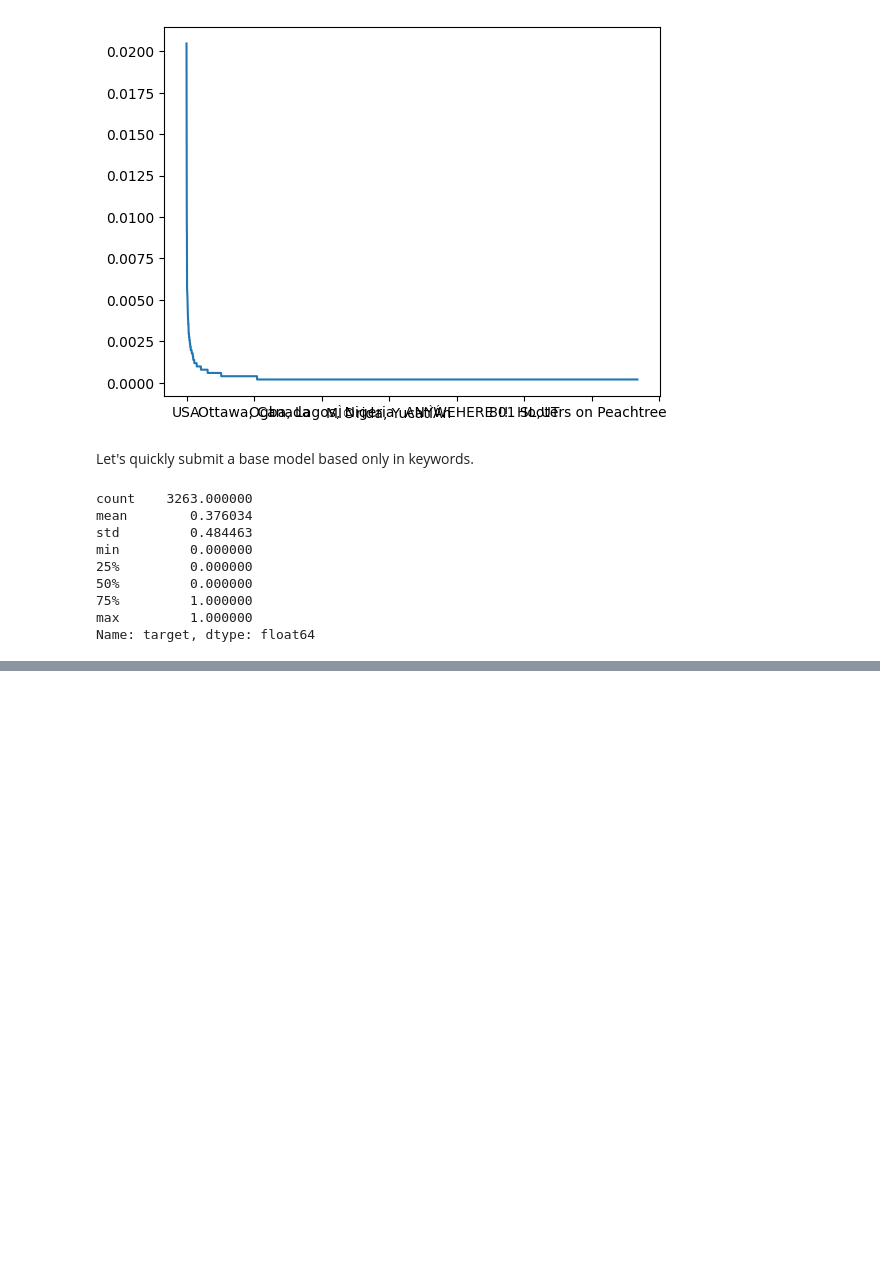
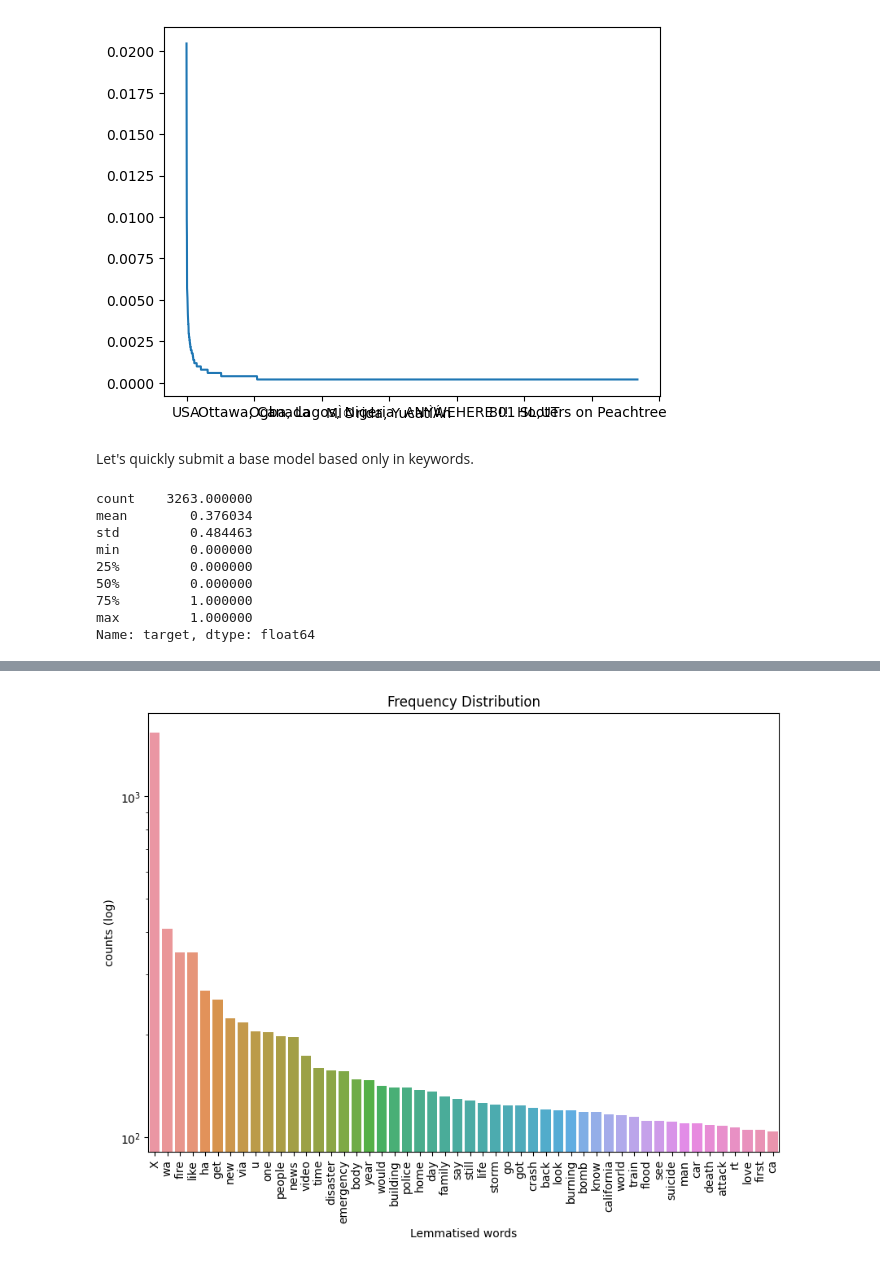
Before and after one commit to neperiana/disaster-tweet-detection, a Jupyter notebook: notebooks/01-explore-and-clean-text.ipynb, the cells around one changed output, grey strips where cells are left out. Saved outputs shown, nothing was run; the diff lists cells and outputs as text; code cells hidden in the pictures; blank space fills up the shorter version.

Commit message:
Preprocess text and run frequency analysis

```diff
--- a/notebooks/01-explore-and-clean-text.ipynb
+++ b/notebooks/01-explore-and-clean-text.ipynb
@@ -149,0 +163,3 @@ Successfully submitted to Natural Language Processing with Disaster Tweets
+# %%
+train['clean_text'] = train['text'].apply(preprocess_text)
+train.head()
@@ -149,0 +179,11 @@ Successfully submitted to Natural Language Processing with Disaster Tweets
+# %%
+all_the_text = ' '.join(train['clean_text'].values.flatten())
+all_the_tokens = all_the_text.split(" ")
+# %%
+# Extract word frequency and sort
+token_distr = pd.Series(
+    dict(FreqDist(all_the_tokens))
+).sort_values(ascending=False)
+
+# Identify top 5 words
+print(token_distr[:10])
@@ -149,0 +202,22 @@ Successfully submitted to Natural Language Processing with Disaster Tweets
+# %%
+# Extracting top 20 words and plotting
+top20_tokens = token_distr[:50]
+
+# set up plots
+fig, ax = plt.subplots(figsize=(10,7))
+
+# plot distribution
+bars = sns.barplot(
+    x=top20_tokens.index,
+    y=top20_tokens.values,
+    ax=ax,
+)
+
+# labels and titles
+plt.xticks(rotation=90)
+ax.set_yscale('log')
+bars.set(xlabel='Lemmatised words', ylabel='counts (log)', title='Frequency Distribution')
+
+plt.show()
+# %% [output]
+[figure, added]
```
Also changed, not shown: parts of 8 cells of this notebook, 3 other files.
